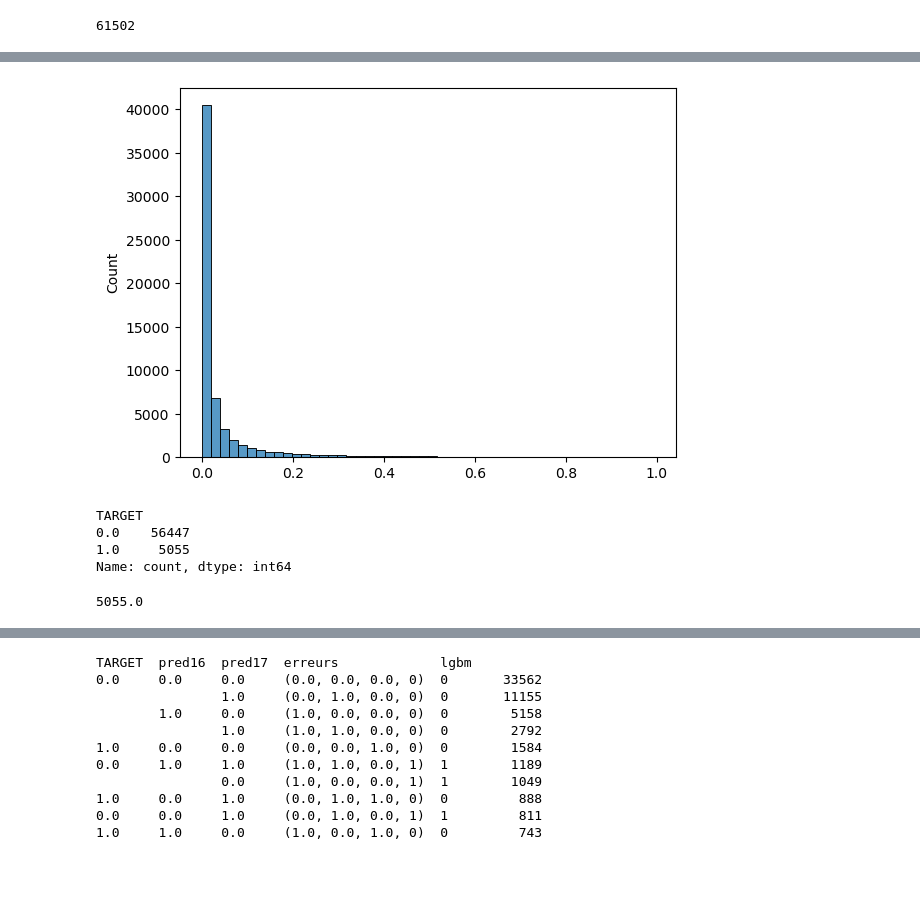
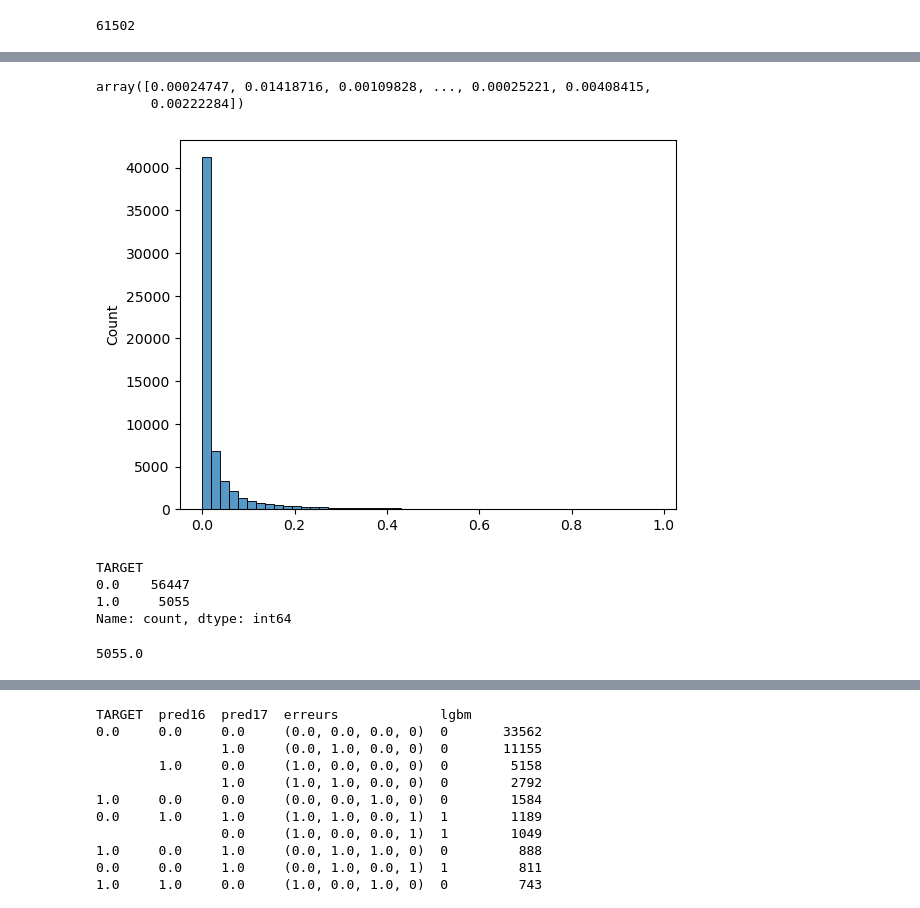
Before and after one commit to David-R-V/OC_modele_scoring, a Jupyter notebook: Projet 7.ipynb, the cells around one changed output, grey strips where cells are left out. Cells and saved outputs as stored; diff of their text form; code cells hidden in the pictures; blank space fills up the shorter version.

```diff
--- a/Projet 7.ipynb
+++ b/Projet 7.ipynb
@@ -4898,0 +5488,3 @@ array([5.41186334e-03, 3.99688742e-02, 3.44085652e-05, ...,
+# %%
+y_pred_probalgbm=clf.predict_proba(X_test_100)[:,1]
+y_pred_lgbm=clf.predict(X_test_100)
@@ -4899,8 +5590,13 @@ array([5.41186334e-03, 3.99688742e-02, 3.44085652e-05, ...,
+# %%
+y_pred_probalgbm
+# %% [output]
+array([0.00024747, 0.01418716, 0.00109828, ..., 0.00025221, 0.00408415,
+       0.00222284])
 # %%
-sns.histplot(y_pref_probalgbm,bins=50)
+sns.histplot(y_pred_probalgbm,bins=50)
 plt.show()
 # %% [output]
-[figure, old version]
+[figure, new version]
 # %%
 y_test_0.value_counts()
 # %% [output]
@@ -4908,9 +5604,10 @@ TARGET
 0.0    56447
 1.0     5055
 Name: count, dtype: int64
-# %%
-y_test_0.sum()
-# %% [output]
-5055.0
+# %%
+# on compte le nombre de valeurs positives dans le jeu réel
+y_test_0.sum()
+# %% [output]
+5055.0
 # %%
 # y_test_ contient des 0 et des 1 donc la somme donne le nombre de valeurs 1
```
Also changed, not shown: parts of 123 cells of this notebook.
